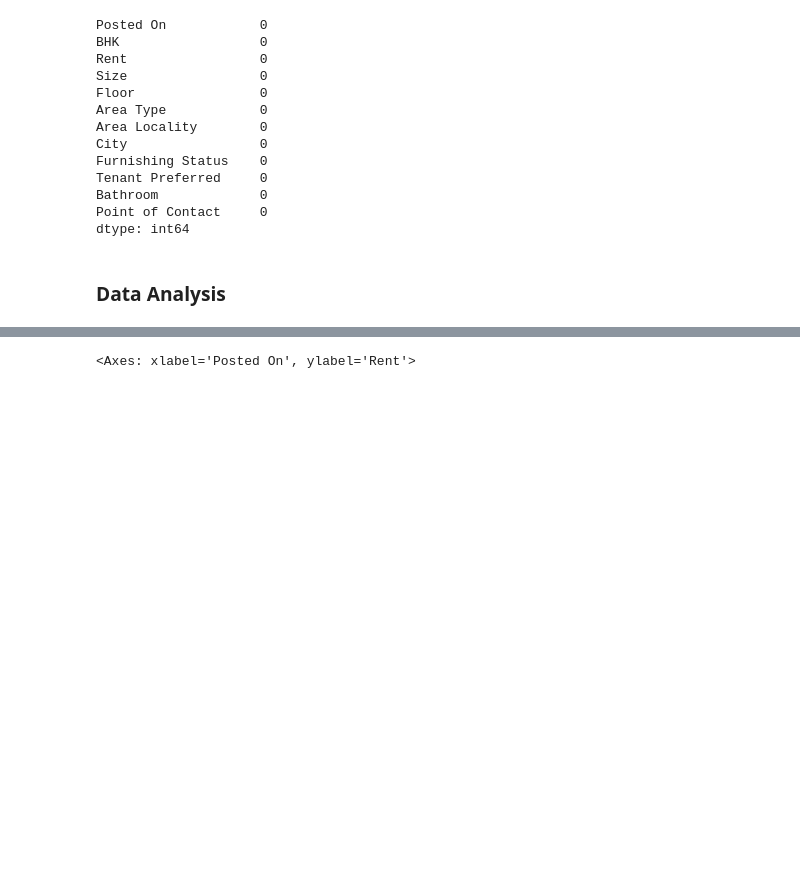
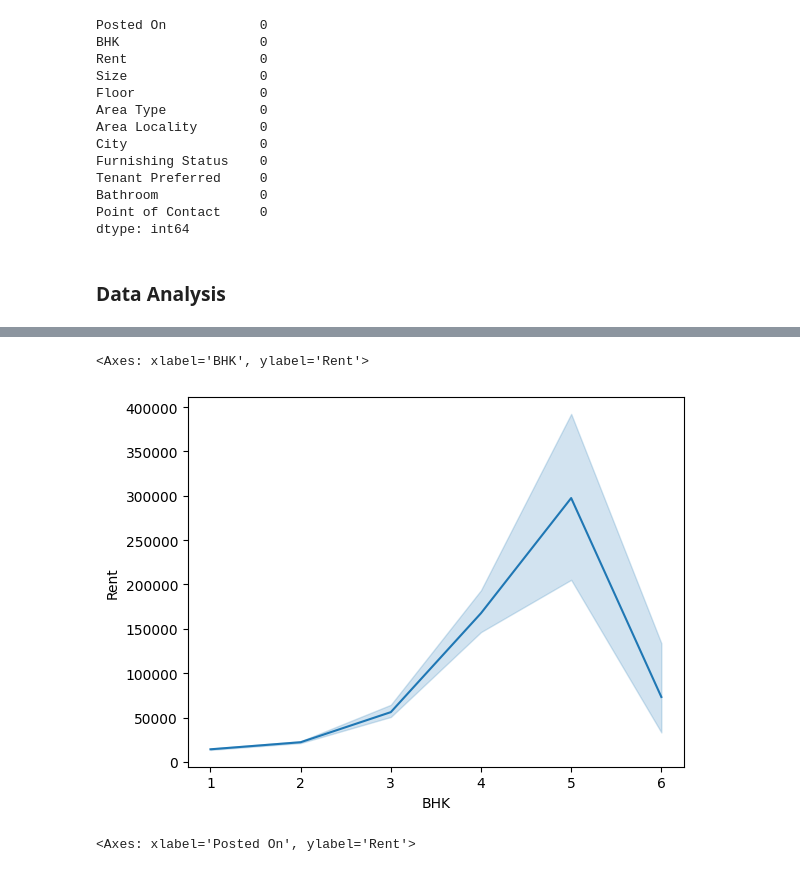
Before and after one commit to nigelhaim/Machine_Learning, a Jupyter notebook: Lab1/SEBASTIAN_3CSC_CSELEC2C_Lab Exercise_1.ipynb, the cells around one changed output, grey strips where cells are left out. Cells and saved outputs as stored; diff of their text form; code cells hidden in the pictures; blank space fills up the shorter version.

```diff
--- a/Lab1/Lab1_Improved.ipynb
+++ b/Lab1/SEBASTIAN_3CSC_CSELEC2C_Lab Exercise_1.ipynb
@@ -210,5 +209,8 @@ dtype: int64
 # %%
-# sns.lineplot(x=data['BHK'], y=data['Rent'], data=data)
+sns.lineplot(x=data['BHK'], y=data['Rent'], data=data)
+# %% [output]
+<Axes: xlabel='BHK', ylabel='Rent'>
+[figure, added]
 # %%
 sorted_date = data.sort_values(by='Posted On')
 
```
Also changed, not shown: parts of 20 cells of this notebook, 4 other files.
